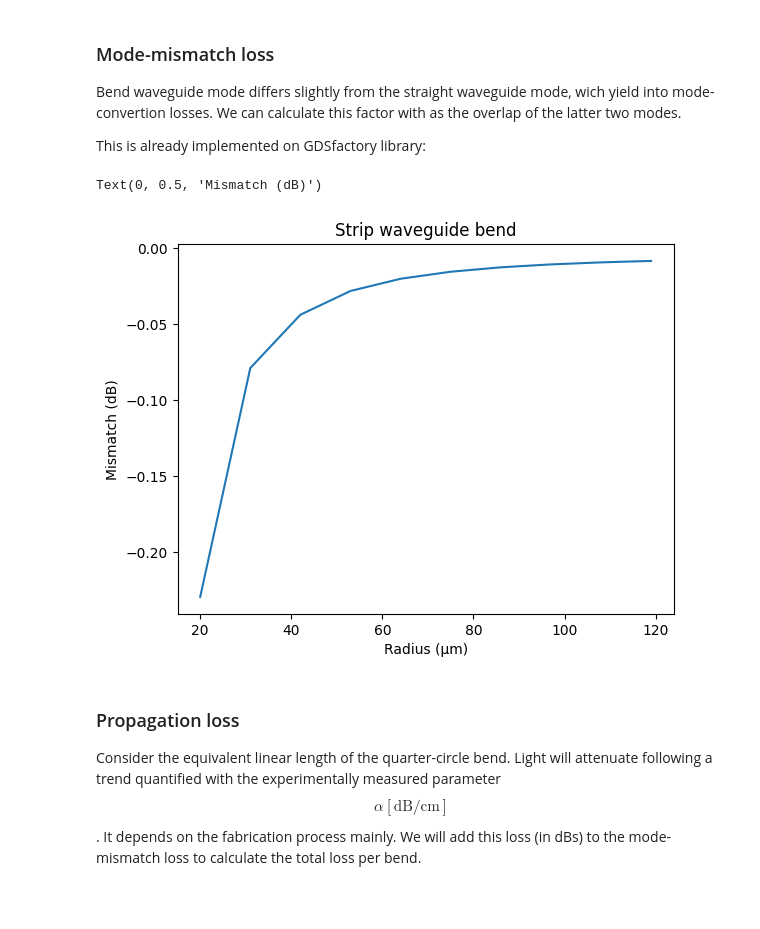
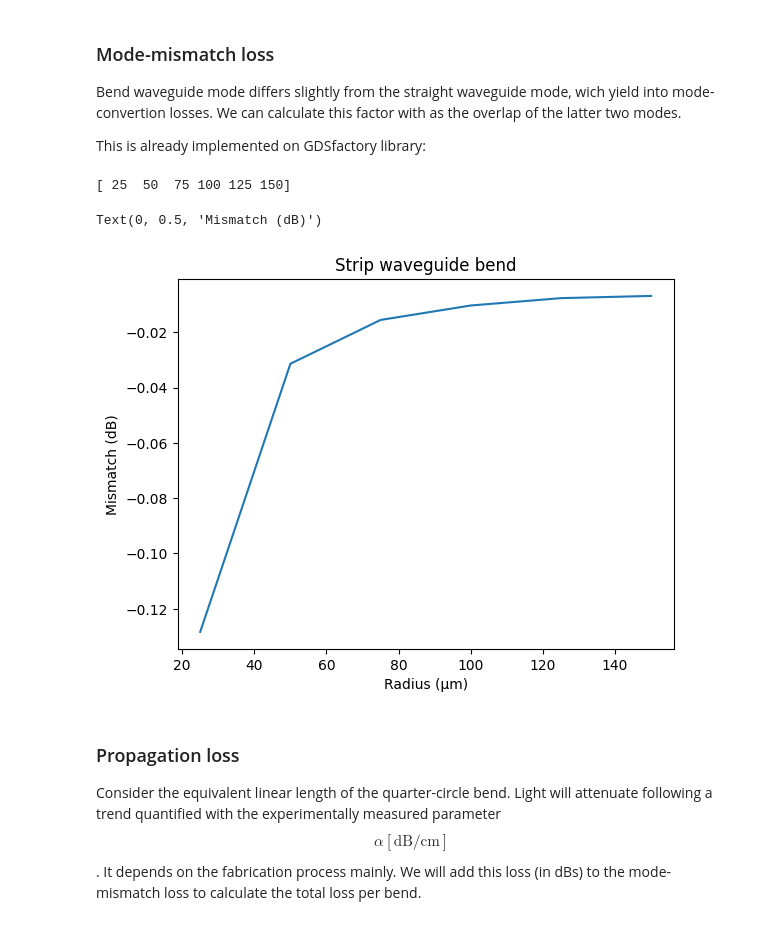
Before and after one commit to jllanoh/cifoin-lab1, a Jupyter notebook: WAVEGUIDES_Student.ipynb, the cells around one changed output. Saved outputs shown, nothing was run; the diff lists cells and outputs as text; code cells hidden in the pictures.

```diff
--- a/WAVEGUIDES_Student.ipynb
+++ b/WAVEGUIDES_Student.ipynb
@@ -574,7 +574,7 @@ bend_1550 = gt.modes.Waveguide(
     precision='double',
     max_grid_scaling=1.2,
     grid_resolution=30,
-    bend_radius=20, # Bend radius
+    bend_radius=90, # Bend radius
 )
 
 bend_1550.plot_field(field_name="Ex",
@@ -594,17 +596,18 @@ Bend waveguide mode differs slightly from the straight waveguide mode, wich yiel
 
 This is already implemented on GDSfactory library:
 # %%
-radii = np.arange(20.0, 120,11)
-
+radii = np.arange(25, 175,25)
+print(radii)
 mismatch = gt.modes.sweep_bend_mismatch(bend_1550, radii)
 
 plt.plot(radii, 10 * np.log10(mismatch))
 plt.title("Strip waveguide bend")
 plt.xlabel("Radius (μm)")
 plt.ylabel("Mismatch (dB)")
 # %% [output]
-Text(0, 0.5, 'Mismatch (dB)')
+[ 25  50  75 100 125 150]
+Text(0, 0.5, 'Mismatch (dB)')
-[figure, old version]
+[figure, new version]
 # %% [markdown]
 ### Propagation loss
 
```
Also changed, not shown: parts of 8 cells of this notebook, 1 other file.
